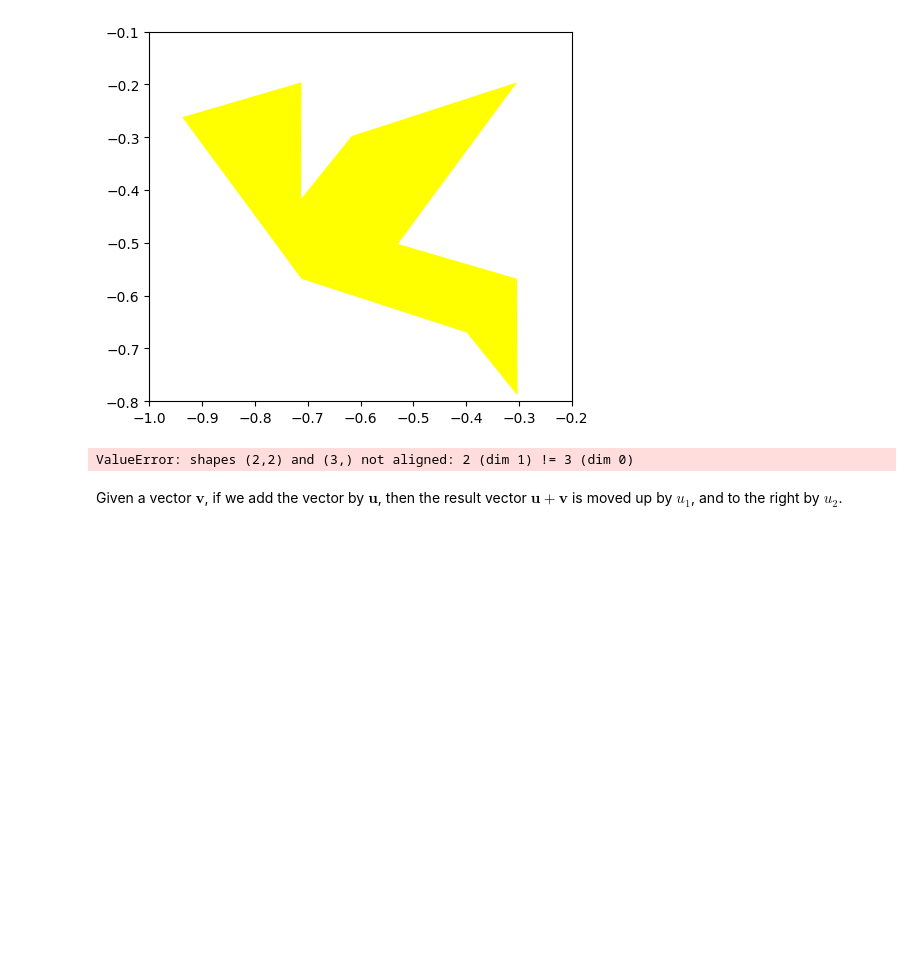
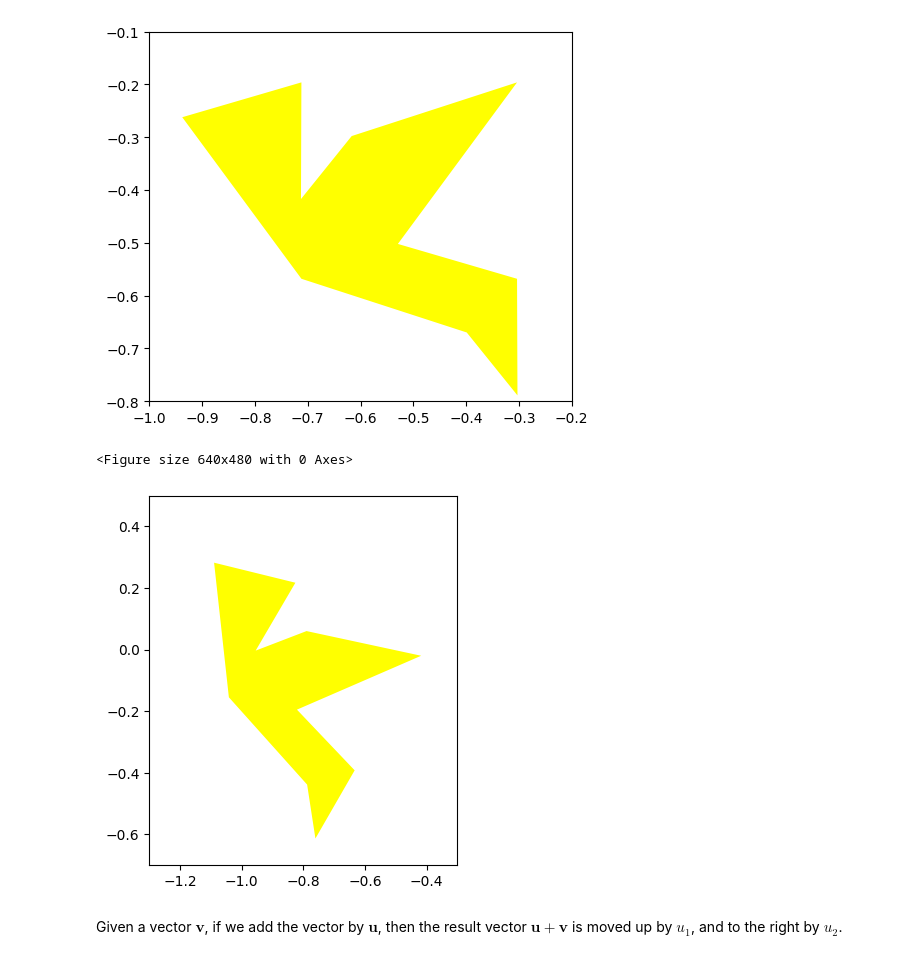
Before and after one commit to zivinm/zivinm, a Jupyter notebook: lab3.ipynb, the cells around one changed output. Drawn from its saved outputs; the diff is of its cells as text; code cells hidden in the pictures; blank space fills up the shorter version.

```diff
--- a/lab3.ipynb
+++ b/lab3.ipynb
@@ -69,61 +69,50 @@ plt.show()
 # %%
 # Modify your code from above cells, rotate the bird some degrees, then plot it.
 # You might need to move the axis when plotting.
 
 # If you are having trouble, start from the code below and modify to rotate the bird
 # fig = plt.figure()
 
 #rotatebird_theta = matplotlib.patches.Polygon(rotatepoints_theta, facecolor='yellow')
 
 #fig, ax = plt.subplots()
 #ax.set_aspect("equal")
 #ax.add_patch(rotatebird_theta)
 
 #ax.set_xlim(-1,-0.2)
 #ax.set_ylim(-0.8,-0.1)
 #plt.show()
 
 # Plot rotated bird. Run the code to plot the bird
 
 # rotate all points in original bird about the origin
+
+# Plot rotated bird. Run the code to plot the bird
+
+original_points_2d = [x[:2] for x in points]
+
+rotatepoints_pi = []
+for x in original_points_2d:
+    rotatepoints_pi.append(np.dot(rotationMatrix(np.pi),x))
+
+    rotationMatrix = lambda theta: np.array([[np.cos(theta),-np.sin(120)],[np.sin(120),np.cos(theta)]])
+
+rotationMatrix
+
+fig = plt.figure()
+
+rotatebird_pi = matplotlib.patches.Polygon(rotatepoints_pi, facecolor='yellow')
+
+fig, ax = plt.subplots()
+ax.set_aspect("equal")
+ax.add_patch(rotatebird_pi)
+
+ax.set_xlim(-1.3,-0.3)
+ax.set_ylim(-0.7,+0.5)
+plt.show()
+# %% [output]
+<Figure size 640x480 with 0 Axes>
+[figure, added]
-# %%
-# prompt: Modify your code from above cells, rotate the bird some degrees, then plot it.
-
-# Define the rotation angle in radians
-theta = np.deg2rad(45)  # Rotate by 45 degrees
-
-# Create the rotation matrix for the specified angle
-rotation_matrix_theta = rotationMatrix(theta)
-
-# Rotate all points in the original bird polygon
-rotatepoints_theta = []
-for point in points:
-
-
-# Create a new figure and axes
-fig, ax = plt.subplots()
-ax.set_aspect("equal")
-
-# Create a polygon patch from the rotated points
-rotatebird_theta = matplotlib.patches.Polygon(rotatepoints_theta, facecolor='red')
-
-# Add the rotated bird patch to the axes
-ax.add_patch(rotatebird_theta)
-
-# Adjust the axis limits to see the rotated bird (these limits might need adjustment based on your chosen angle)
-# You might need to experiment with these values
-x_min = min([p[0] for p in rotatepoints_theta]) - 0.1
-x_max = max([p[0] for p in rotatepoints_theta]) + 0.1
-y_min = min([p[1] for p in rotatepoints_theta]) - 0.1
-y_max = max([p[1] for p in rotatepoints_theta]) + 0.1
-
-ax.set_xlim(x_min, x_max)
-ax.set_ylim(y_min, y_max)
-
-# Display the plot
-plt.show()
-# %% [output]
-ValueError: shapes (2,2) and (3,) not aligned: 2 (dim 1) != 3 (dim 0)
 # %% [markdown]
 Given a vector $\mathbf{v}$, if we add the vector by $\mathbf{ u}$, then the result vector $\mathbf{u+v}$ is moved up by $u_1$, and to the right by $u_2$.
 # %%
```
Also changed, not shown: parts of 3 cells of this notebook.
